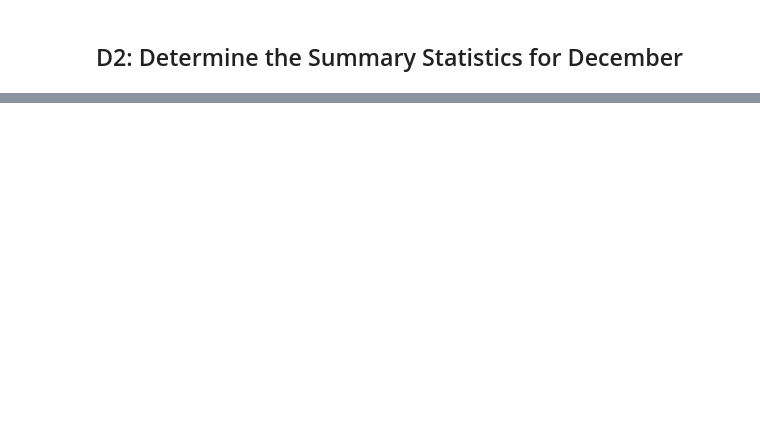
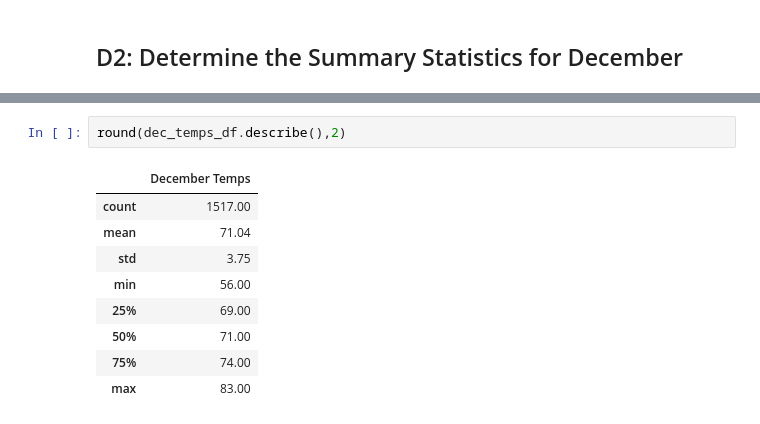
Before and after one commit to lydiadingess/surfs_up, a Jupyter notebook: SurfsUp_Challenge.ipynb, the cells around one changed output, grey strips where cells are left out. Drawn from its saved outputs; the diff is of its cells as text; blank space fills up the shorter version.

```diff
--- a/SurfsUp_Challenge.ipynb
+++ b/SurfsUp_Challenge.ipynb
@@ -91,3 +91,15 @@ dec_temp_df.describe()
 | 50% | 71.000000 |
 | 75% | 74.000000 |
 | max | 83.000000 |
+# %%
+round(dec_temps_df.describe(),2)
+# %% [output]
+|  | December Temps |
+| count | 1517.00 |
+| mean | 71.04 |
+| std | 3.75 |
+| min | 56.00 |
+| 25% | 69.00 |
+| 50% | 71.00 |
+| 75% | 74.00 |
+| max | 83.00 |
```
Also changed, not shown: parts of 10 cells of this notebook, 2 other files.
